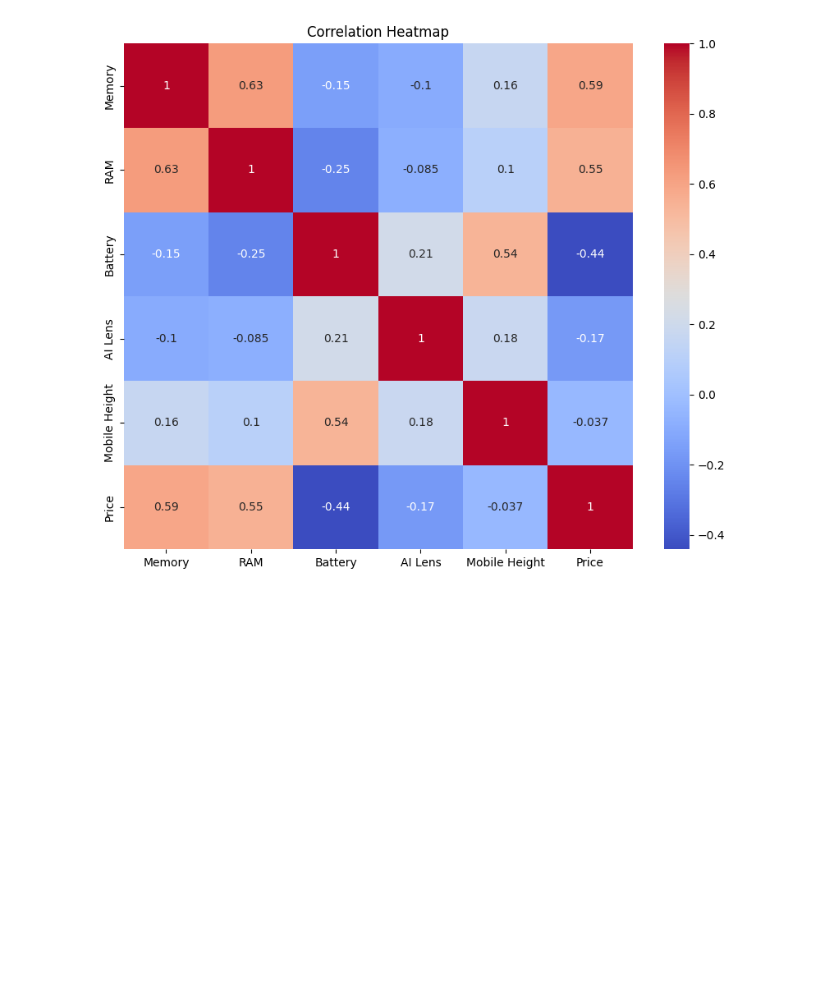
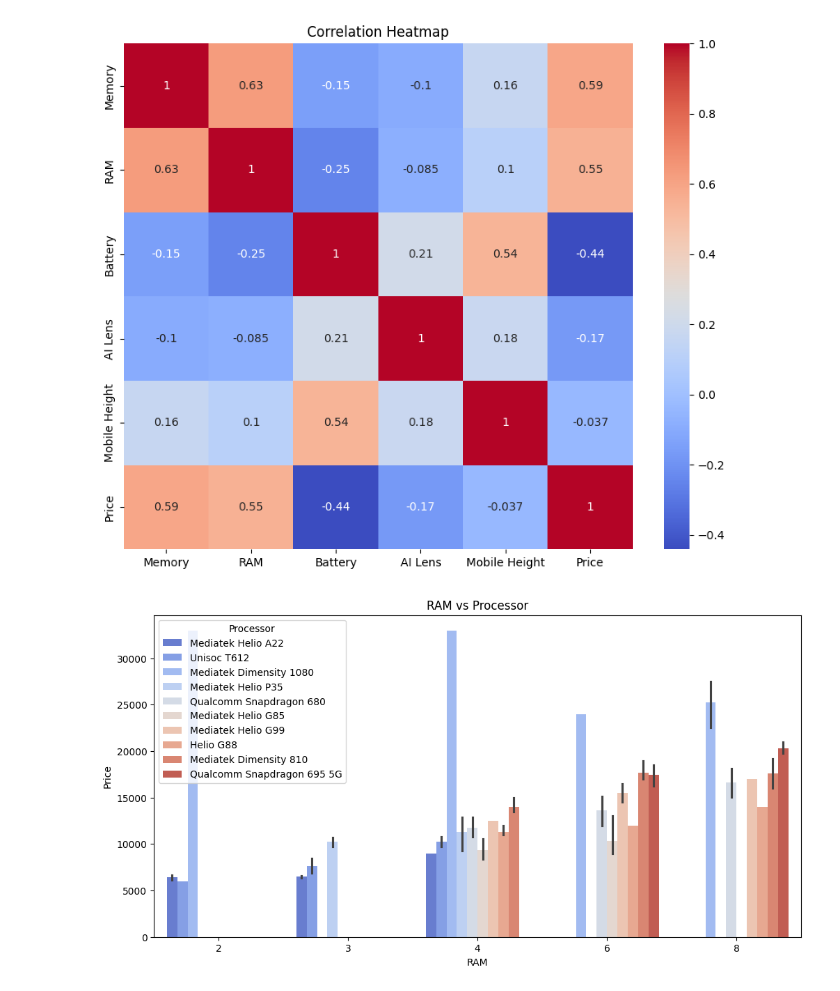
Before and after one commit to sanskar127/project4-nhis, a Jupyter notebook: analysis.ipynb, the cells around one changed output. Cells and saved outputs as stored; diff of their text form; code cells hidden in the pictures; blank space fills up the shorter version.

```diff
--- a/analysis.ipynb
+++ b/analysis.ipynb
@@ -477,3 +484,14 @@ plt.title('Correlation Heatmap')
 plt.show()
 # %% [output]
 [figure]
+# %%
+# RAM vs Price with Processor
+top_10_names = df['Processor'].value_counts().head(10).index
+df_top_proc = df[df['Processor'].isin(top_10_names)]
+
+plt.figure(figsize=(12, 6))
+sns.barplot(data=df_top_proc, x='RAM', y='Price', hue='Processor', palette='coolwarm')
+plt.title('RAM vs Processor')
+plt.show()
+# %% [output]
+[figure, added]
```
Also changed, not shown: parts of 14 cells of this notebook.
